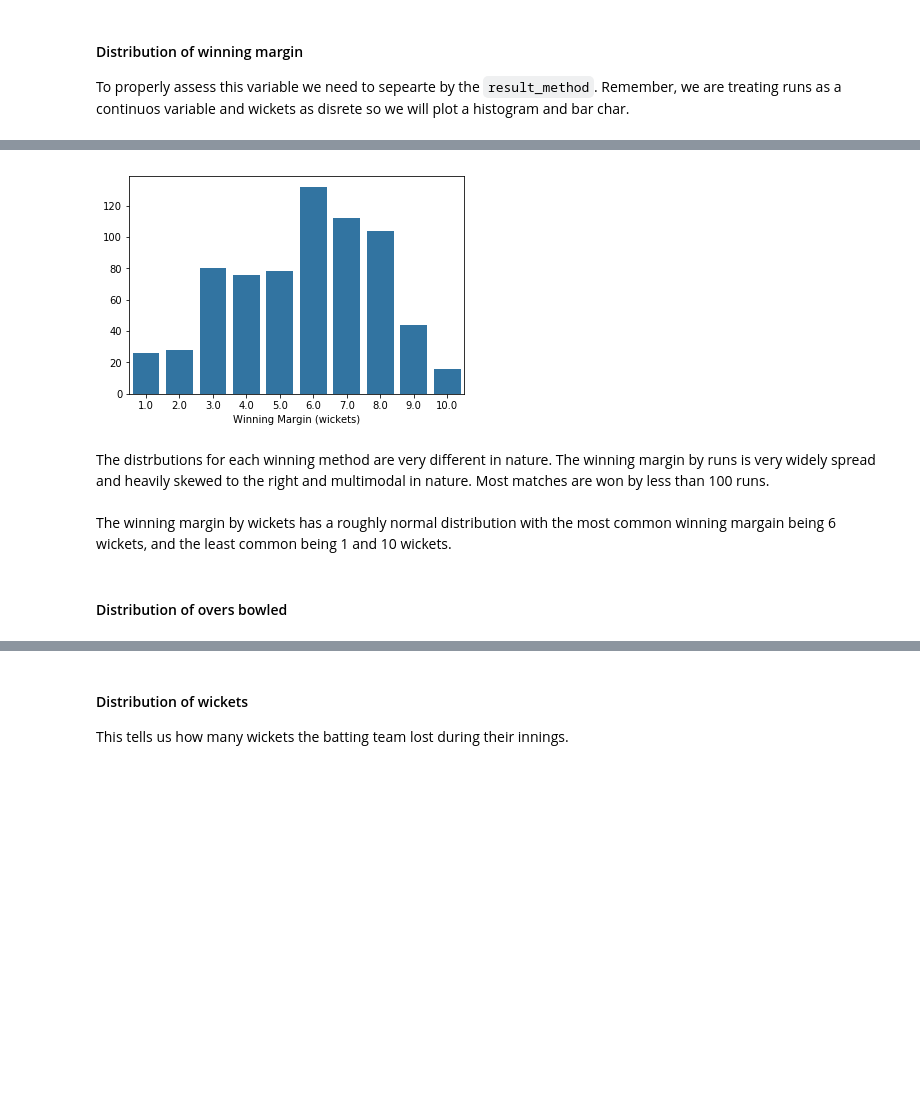
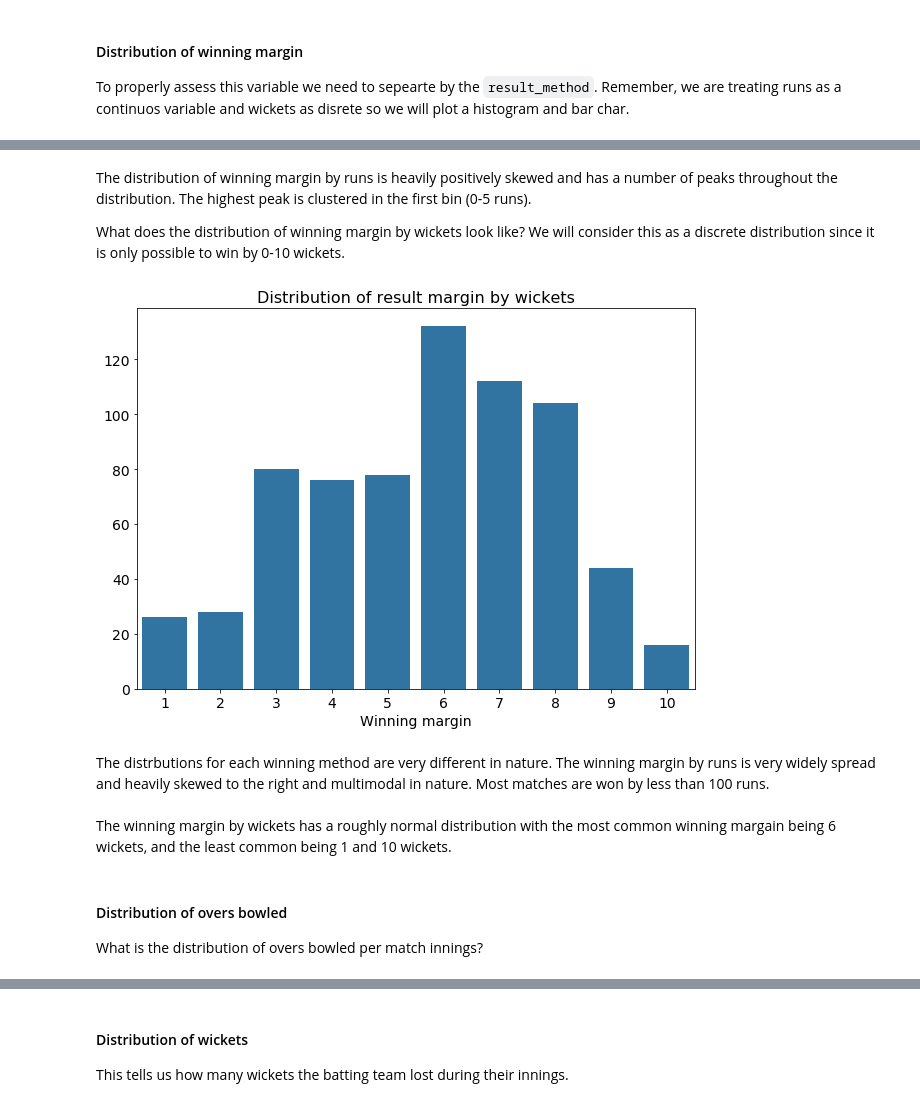
Before and after one commit to matt-fielding8/ODI_Cricket, a Jupyter notebook: notebooks/ODI_Cricket_Explore.ipynb, the cells around one changed output, grey strips where cells are left out. Drawn from its saved outputs; the diff is of its cells as text; code cells hidden in the pictures; blank space fills up the shorter version.

```diff
--- a/notebooks/ODI_Cricket_Explore.ipynb
+++ b/notebooks/ODI_Cricket_Explore.ipynb
@@ -13,13 +13,22 @@ I like to use the standard blue in the seaborn colour palette as default colour,
 import pandas as pd
 import numpy as np
 import matplotlib.pyplot as plt
+import matplotlib.lines as mlines
 import seaborn as sb
 %matplotlib inline
 
-df_match = pd.read_csv('../Data/interim/ODI_match_clean.csv')
-df_totals = pd.read_csv('../Data/interim/ODI_totals_clean.csv')
+import os
+import sys
+path = os.path.abspath(os.path.join('../src'))
+if path not in sys.path:
+    sys.path.append(path)
+assert '/home/ding/coding/machine_learning/ODI_cricket/src' in sys.path
+from visualization import visualize as vis
 
-colour = sb.color_palette()[0]
+df_match = pd.read_csv('../Data/processed/ODI_match_clean.csv')
+df_totals = pd.read_csv('../Data/processed/ODI_totals_clean.csv')
+
+colour = sb.color_palette()
 # %%
 df_match.head()
 # %% [output]
@@ -133,3 +169,5 @@ df_totals.describe()
+# %%
+df_totals = df_totals[df_totals.result != 'n/r']
 # %% [markdown]
 ### Distributions of Qantitative variables
 Here we'll start by looking into the distributions of each of our quantitivative variables.
@@ -192,16 +255,22 @@ plt.xlabel("Winning Margin (runs)");
+# %% [markdown]
+The distribution of winning margin by runs is heavily positively skewed and has a number of peaks throughout the distribution. The highest peak is clustered in the first bin (0-5 runs).
+
+What does the distribution of winning margin by wickets look like? We will consider this as a discrete distribution since it is only possible to win by 0-10 wickets.
 # %%
-bins = np.arange(wickets.result_margin.min(),wickets.result_margin.max()+1,1)
+labels = np.arange(1,11,1)
 
-sb.countplot(data=wickets, x='result_margin', color=sb.color_palette()[0]);
-# plt.title("Distribution of winning margin (runs)", fontsize=14);
-plt.xlabel("Winning Margin (wickets)");
+vis.setPlot(title="Distribution of result margin by wickets")
+sb.countplot(data=wickets, x='result_margin', color=colour[0]);
+plt.xlabel("Winning margin");
 plt.ylabel(None);
+plt.xticks(labels-1, labels);
 # %% [output]
-[figure, old version]
+[figure, new version]
 # %% [markdown]
 The distrbutions for each winning method are very different in nature. The winning margin by runs is very widely spread and heavily skewed to the right and multimodal in nature. Most matches are won by less than 100 runs. <br> <br>The winning margin by wickets has a roughly normal distribution with the most common winning margain being 6 wickets, and the least common being 1 and 10 wickets.
 # %% [markdown]
 #### Distribution of overs bowled
+What is the distribution of overs bowled per match innings?
 # %%
 bins=np.arange(0,51,0.3)
 ticks=np.arange(0,51,1)
```
Also changed, not shown: parts of 242 cells of this notebook, 2 other files.
